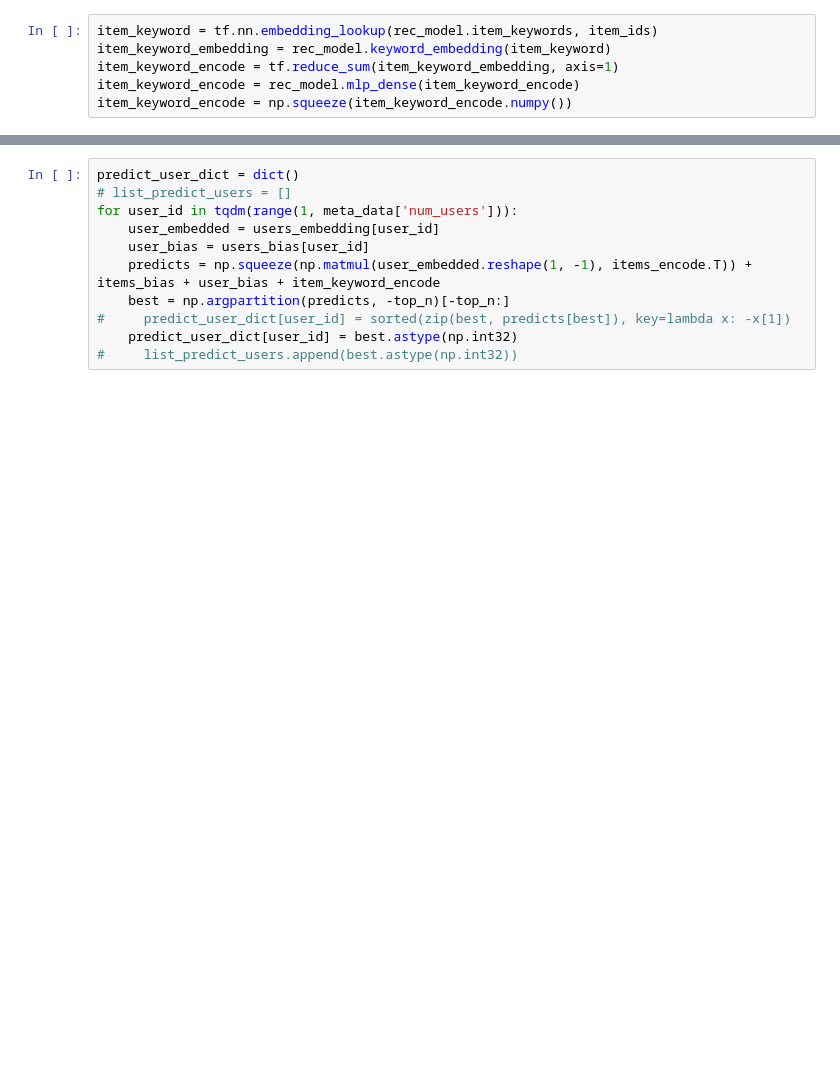
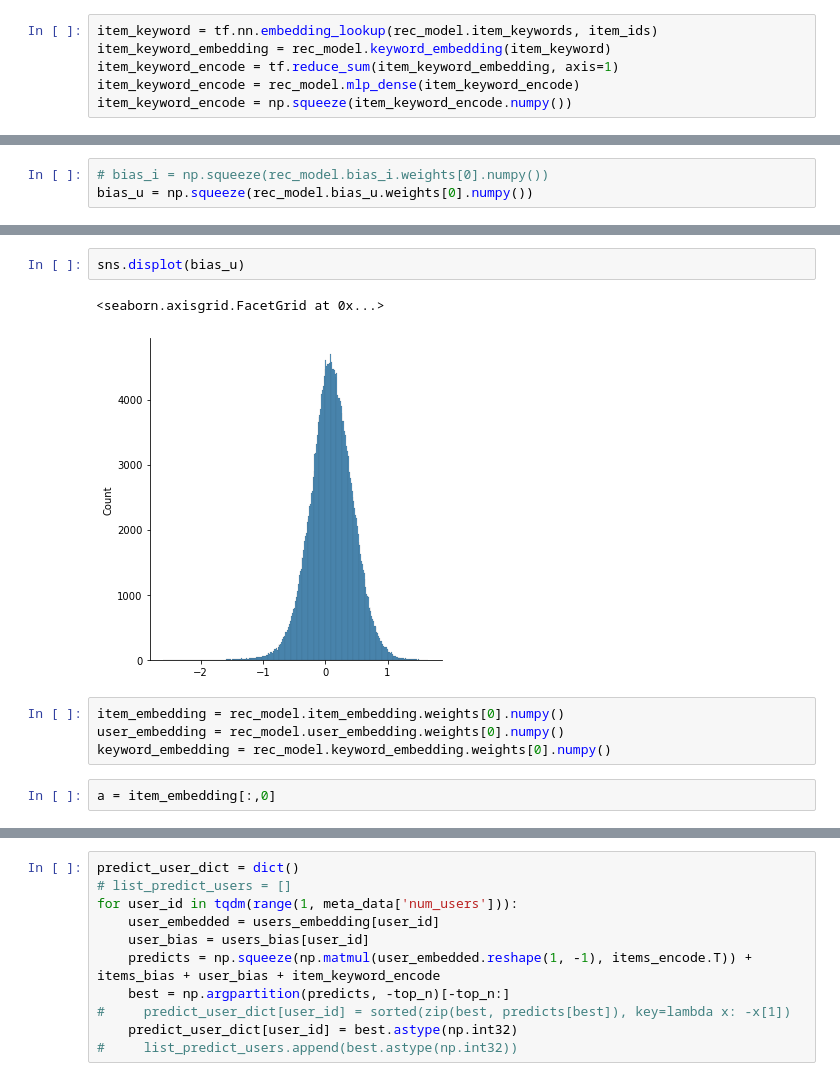
Before and after one commit to phucdkbk/movie_rs, a Jupyter notebook: EDA/rs prediction.ipynb, the cells around one changed output, grey strips where cells are left out. Saved outputs shown, nothing was run; the diff lists cells and outputs as text; blank space fills up the shorter version.

```diff
--- a/EDA/rs prediction.ipynb
+++ b/EDA/rs prediction.ipynb
@@ -156,0 +177,3 @@ item_keyword_encode = np.squeeze(item_keyword_encode.numpy())
+# %%
+# bias_i = np.squeeze(rec_model.bias_i.weights[0].numpy())
+bias_u = np.squeeze(rec_model.bias_u.weights[0].numpy())
@@ -156,0 +184,11 @@ item_keyword_encode = np.squeeze(item_keyword_encode.numpy())
+# %%
+sns.displot(bias_u)
+# %% [output]
+<seaborn.axisgrid.FacetGrid at 0x...>
+[figure, added]
+# %%
+item_embedding = rec_model.item_embedding.weights[0].numpy()
+user_embedding = rec_model.user_embedding.weights[0].numpy()
+keyword_embedding = rec_model.keyword_embedding.weights[0].numpy()
+# %%
+a = item_embedding[:,0]
```
Also changed, not shown: parts of 25 cells of this notebook, 9 other files.
